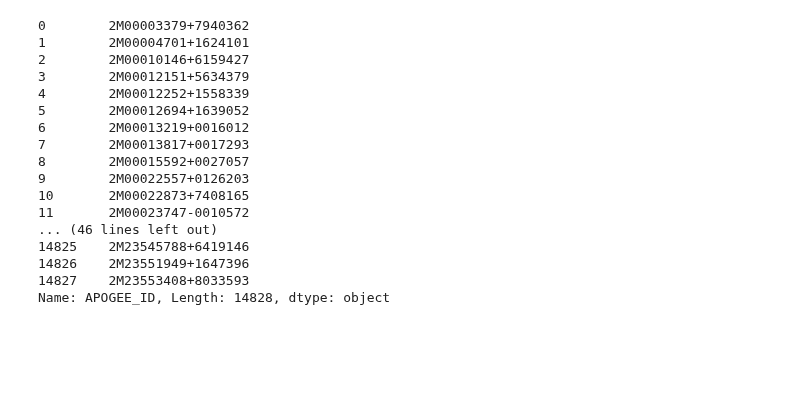
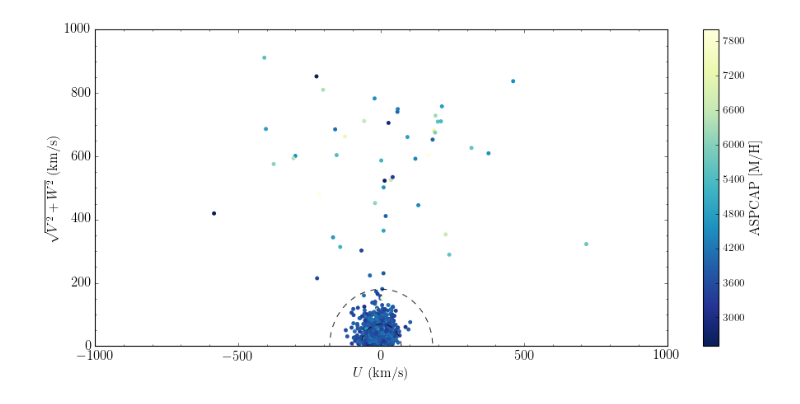
Before and after one commit to jbirky/Mdwarf_project, a Jupyter notebook: cannon_runs/test_sample_analysis/distribution_comparison.ipynb, the cells around one changed output. Saved outputs shown, nothing was run; the diff lists cells and outputs as text; code cells hidden in the pictures; blank space fills up the shorter version.

```diff
--- a/cannon_runs/test_sample_analysis/distribution_comparison.ipynb
+++ b/cannon_runs/test_sample_analysis/distribution_comparison.ipynb
@@ -26,21 +31,26 @@ Index(['APOGEE_ID', 'GAIA_ID', 'RA', 'DEC', 'TEFF', 'FE_H', 'SPT', 'CHI',
       dtype='object')
-# %%
-test['APOGEE_ID']
-# %% [output]
-0        2M00003379+7940362
-1        2M00004701+1624101
-2        2M00010146+6159427
-3        2M00012151+5634379
-4        2M00012252+1558339
-5        2M00012694+1639052
-6        2M00013219+0016012
-7        2M00013817+0017293
-8        2M00015592+0027057
-9        2M00022557+0126203
-10       2M00022873+7408165
-11       2M00023747-0010572
-... (46 lines left out)
-14825    2M23545788+6419146
-14826    2M23551949+1647396
-14827    2M23553408+8033593
-Name: APOGEE_ID, Length: 14828, dtype: object
+# %%
+maxr = 1000
+rlines = [70,180]
+# rlines = np.arange(0,maxr+1,100)
+sel = test[test['M_H_APOGEE'] > -2.5][test['M_H_APOGEE'] < .5]
+
+plt.figure(figsize=(14,6))
+plt.tick_params(labelsize=15)
+ax = plt.gca()
+ax.cla()
+plt.scatter(sel['Vy']-220, np.sqrt(sel['Vx']**2+sel['Vz']**2), edgecolor='none', c=sel['TEFF_APOGEE'], cmap='YlGnBu_r')
+plt.colorbar().set_label(r'ASPCAP [M/H]', fontsize=15)
+
+for radius in rlines:
+    circ = plt.Circle((0, 0), radius, color='k', linestyle='--', fill=False, alpha=.8)
+    ax.add_artist(circ)
+
+plt.xlabel(r'$U$ (km/s)', fontsize=15)
+plt.ylabel(r'$\sqrt{V^2+W^2}$ (km/s)', fontsize=15)
+plt.ylim(0, maxr)
+plt.xlim(-maxr, maxr)
+plt.minorticks_on()
+plt.show()
+# %% [output]
+[figure, added]
```
Also changed, not shown: parts of 35 cells of this notebook, 1 other file.
